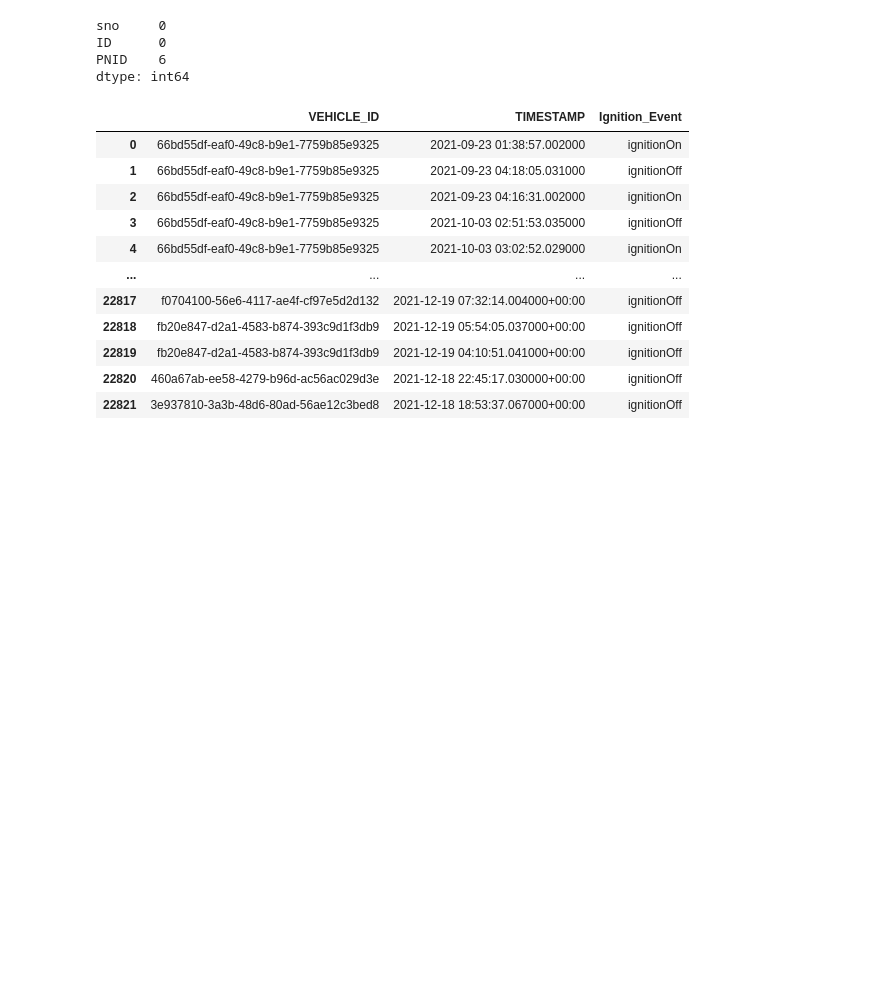
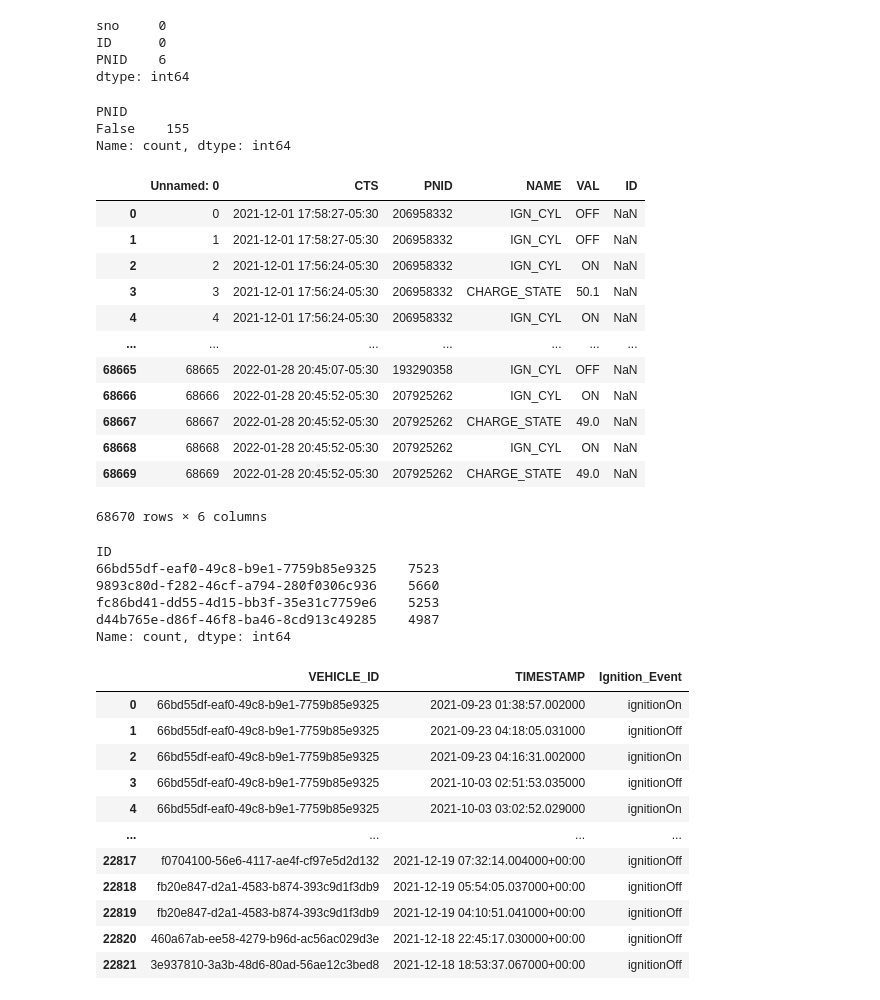
Before and after one commit to RohanArava/Motorq-DS-Rohan, a Jupyter notebook: motorq.ipynb, the cells around one changed output. Saved outputs shown, nothing was run; the diff lists cells and outputs as text; code cells hidden in the pictures; blank space fills up the shorter version.

```diff
--- a/motorq.ipynb
+++ b/motorq.ipynb
@@ -114,6 +114,7 @@ for i in range(pnid.shape[0]):
     ids = ins["IDS"]
     if isinstance(ids, str):
         ids = list(ids.replace("\n","").replace("[","").replace("]","").replace("\"","").split(","))
+        ids = [s.strip() for s in ids]
         for id in ids:
             pnid2.loc[len(pnid2.index)] = [ins["Unnamed: 0"],ins['ID'], id]
     else:
@@ -140,6 +141,40 @@ sno     0
 ID      0
 PNID    6
 dtype: int64
+# %%
+pnid2.drop_duplicates(subset="PNID", inplace=True)
+# %%
+pnid2["PNID"].duplicated().value_counts()
+# %% [output]
+PNID
+False    155
+Name: count, dtype: int64
+# %%
+triggers = pd.merge(left=triggers, right=pnid2[["ID", "PNID"]], on="PNID", how="left")
+triggers
+# %% [output]
+|  | Unnamed: 0 | CTS | PNID | NAME | VAL | ID |
+| 0 | 0 | 2021-12-01 17:58:27-05:30 | 206958332 | IGN_CYL | OFF | NaN |
+| 1 | 1 | 2021-12-01 17:58:27-05:30 | 206958332 | IGN_CYL | OFF | NaN |
+| 2 | 2 | 2021-12-01 17:56:24-05:30 | 206958332 | IGN_CYL | ON | NaN |
+| 3 | 3 | 2021-12-01 17:56:24-05:30 | 206958332 | CHARGE_STATE | 50.1 | NaN |
+| 4 | 4 | 2021-12-01 17:56:24-05:30 | 206958332 | IGN_CYL | ON | NaN |
+| ... | ... | ... | ... | ... | ... | ... |
+| 68665 | 68665 | 2022-01-28 20:45:07-05:30 | 193290358 | IGN_CYL | OFF | NaN |
+| 68666 | 68666 | 2022-01-28 20:45:52-05:30 | 207925262 | IGN_CYL | ON | NaN |
+| 68667 | 68667 | 2022-01-28 20:45:52-05:30 | 207925262 | CHARGE_STATE | 49.0 | NaN |
+| 68668 | 68668 | 2022-01-28 20:45:52-05:30 | 207925262 | IGN_CYL | ON | NaN |
+| 68669 | 68669 | 2022-01-28 20:45:52-05:30 | 207925262 | CHARGE_STATE | 49.0 | NaN |
+68670 rows × 6 columns
+# %%
+triggers["ID"].value_counts()
+# %% [output]
+ID
+66bd55df-eaf0-49c8-b9e1-7759b85e9325    7523
+9893c80d-f282-46cf-a794-280f0306c936    5660
+fc86bd41-dd55-4d15-bb3f-35e31c7759e6    5253
+d44b765e-d86f-46f8-ba46-8cd913c49285    4987
+Name: count, dtype: int64
 # %%
 ignition_events = pd.DataFrame({
     "VEHICLE_ID":[],
```
Also changed, not shown: parts of 5 cells of this notebook.
